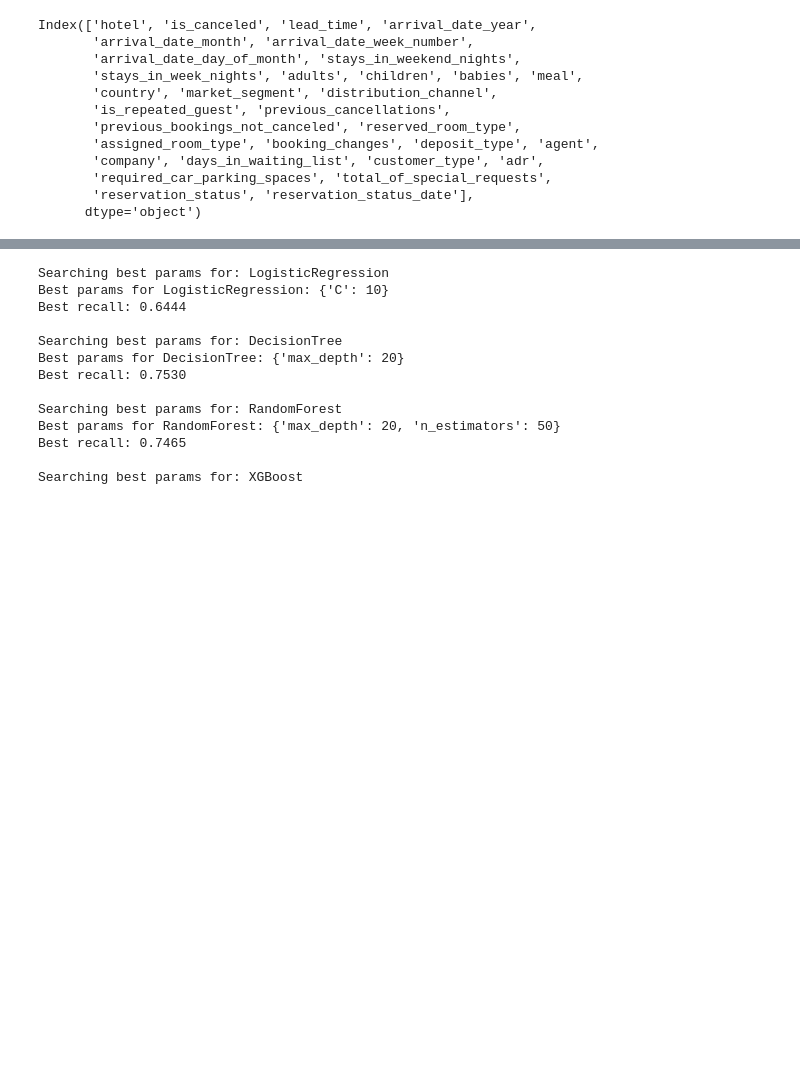
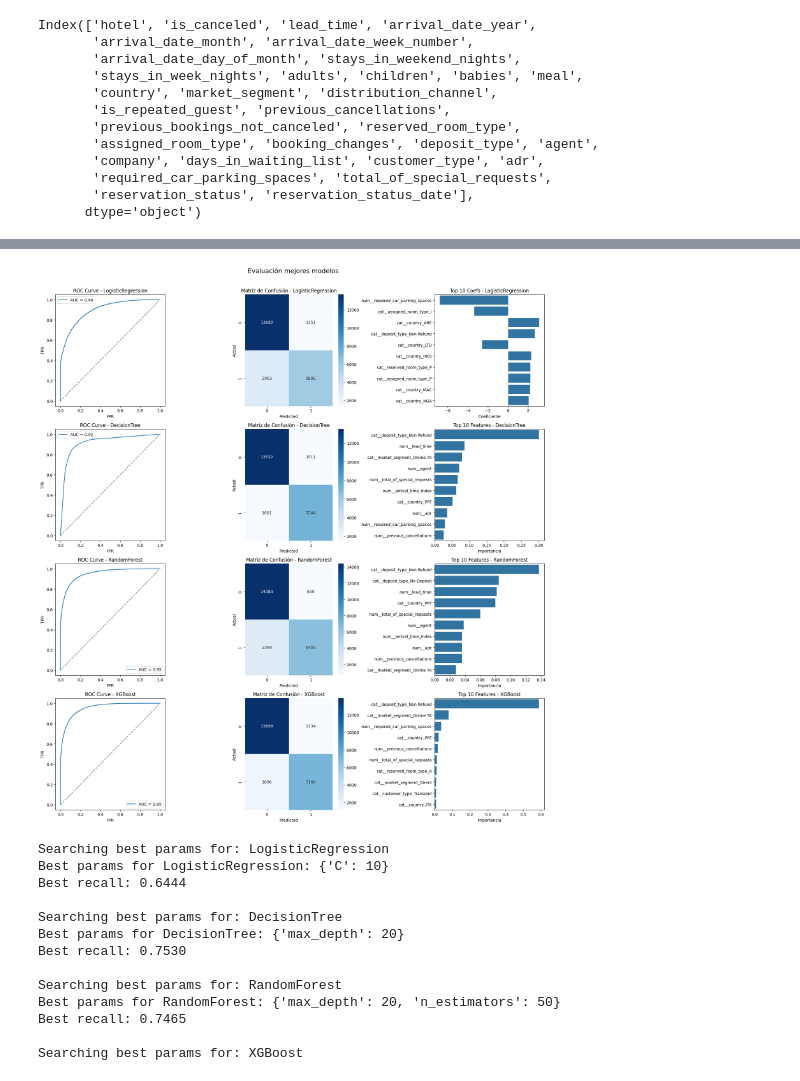
Before and after one commit to paulacamprecios/ml-dl-trabajo-final, a Jupyter notebook: notebooks/models.ipynb, the cells around one changed output, grey strips where cells are left out. Saved outputs shown, nothing was run; the diff lists cells and outputs as text; code cells hidden in the pictures; blank space fills up the shorter version.

Commit message:
Añadiendo visualizaciones

```diff
--- a/notebooks/models.ipynb
+++ b/notebooks/models.ipynb
@@ -195,4 +194,58 @@ results_df.sort_values(by='recall', ascending=False)
 | 0 | LogisticRegression | {'C': 10} | 0.819750 | 0.813475 | 0.666139 | 0.896343 |
+# %%
+feature_names = preprocessor.get_feature_names_out()
+
+fig, axes = plt.subplots(nrows=4, ncols=3, figsize=(18, 20))
+fig.suptitle('Evaluación mejores modelos', fontsize=16)
+
+for i, (name, grid) in enumerate(sklearn_results.items()):
+    best_model = grid.best_estimator_
+    y_pred = best_model.predict(X_test_processed)
+    y_prob = best_model.predict_proba(X_test_processed)[:, 1] if hasattr(best_model, 'predict_proba') else None
+
+    if y_prob is not None:
+        fpr, tpr, _ = roc_curve(y_test, y_prob)
+        axes[i, 0].plot(fpr, tpr, label=f'AUC = {roc_auc_score(y_test, y_prob):.2f}')
+        axes[i, 0].plot([0, 1], [0, 1], linestyle='--', color='gray')
+        axes[i, 0].set_title(f'ROC Curve - {name}')
+        axes[i, 0].set_xlabel('FPR')
+        axes[i, 0].set_ylabel('TPR')
+        axes[i, 0].legend()
+    else:
+        axes[i, 0].text(0.5, 0.5, 'No probabilidad', ha='center', va='center')
+        axes[i, 0].set_title(f'ROC Curve - {name}')
+        axes[i, 0].axis('off')
+
+    cm = confusion_matrix(y_test, y_pred)
+    sns.heatmap(cm, annot=True, fmt='d', cmap='Blues', ax=axes[i, 1])
+    axes[i, 1].set_title(f'Matriz de Confusión - {name}')
+    axes[i, 1].set_xlabel('Predicted')
+    axes[i, 1].set_ylabel('Actual')
+
+    if hasattr(best_model, 'feature_importances_'):
+        importances = best_model.feature_importances_
+        top_indices = np.argsort(importances)[-10:][::-1]
+        top_features = [feature_names[i] for i in top_indices]
+        sns.barplot(x=importances[top_indices], y=top_features, ax=axes[i, 2], orient='h')
+        axes[i, 2].set_title(f'Top 10 Features - {name}')
+        axes[i, 2].set_xlabel('Importancia')
+    elif hasattr(best_model, 'coef_'):  # para regresión logística
+        coefs = best_model.coef_[0]
+        top_indices = np.argsort(np.abs(coefs))[-10:][::-1]
+        top_features = [feature_names[i] for i in top_indices]
+        sns.barplot(x=coefs[top_indices], y=top_features, ax=axes[i, 2], orient='h')
+        axes[i, 2].set_title(f'Top 10 Coefs - {name}')
+        axes[i, 2].set_xlabel('Coeficiente')
+    else:
+        axes[i, 2].text(0.5, 0.5, 'No disponible', ha='center', va='center')
+        axes[i, 2].set_title(f'Top 10 Features - {name}')
+        axes[i, 2].axis('off')
+
+# Ajustar diseño
+plt.tight_layout(rect=[0, 0, 1, 0.97])
+plt.show()
+# %% [output]
+[figure, added]
 # %%
 results_dict = {}
 results_pca = []
```
Also changed, not shown: parts of 5 cells of this notebook, 1 other file.
